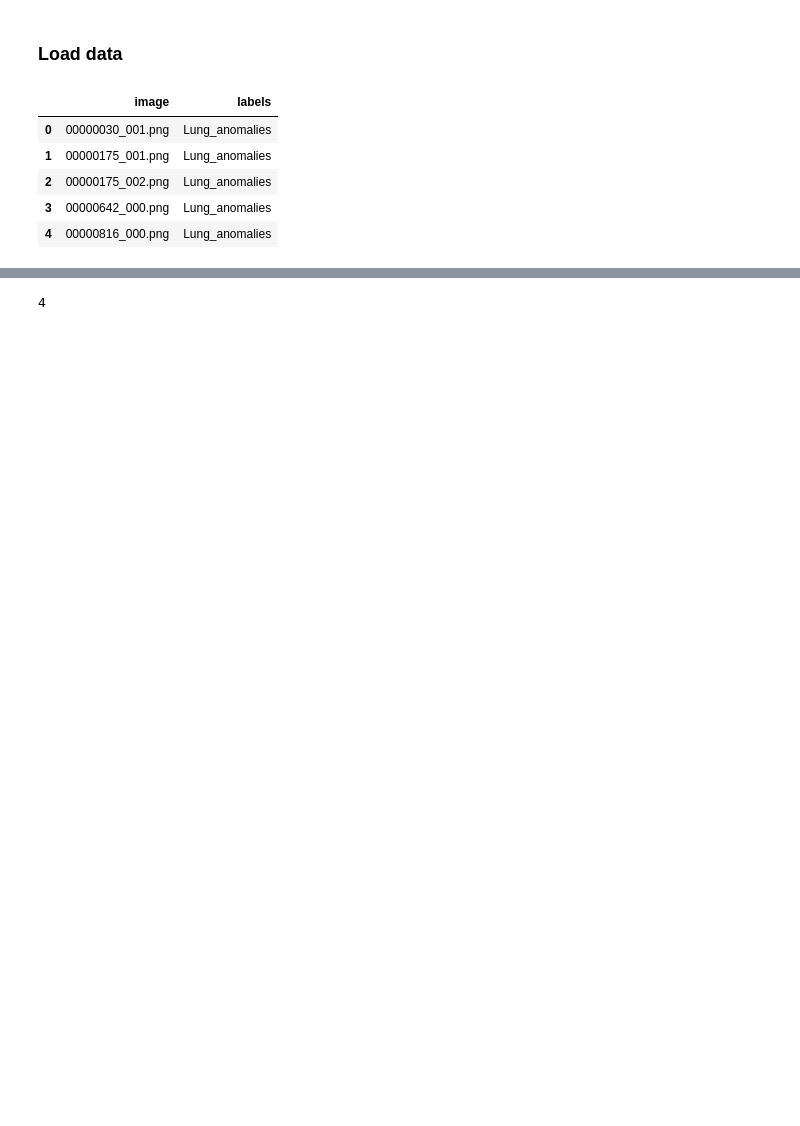
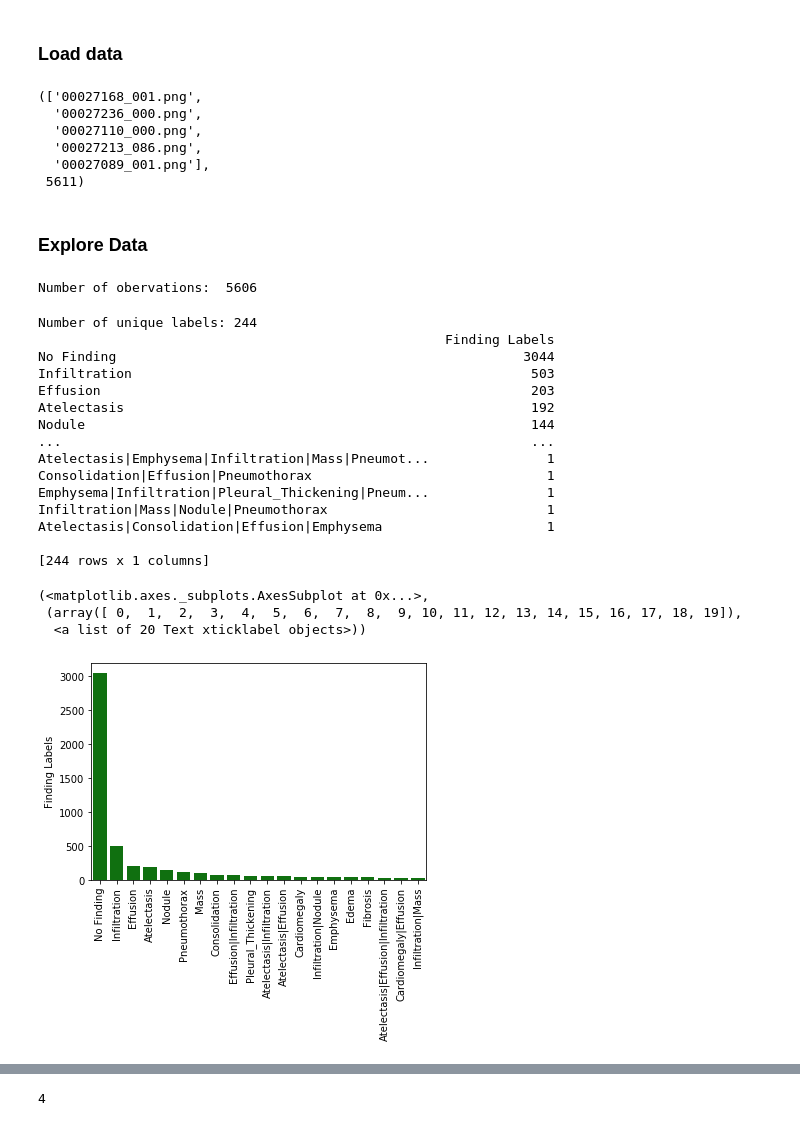
Before and after one commit to lutherkhill/codemash2020, a Jupyter notebook: codemash.ipynb, the cells around one changed output, grey strips where cells are left out. Cells and saved outputs as stored; diff of their text form; code cells hidden in the pictures; blank space fills up the shorter version.

```diff
--- a/codemash.ipynb
+++ b/codemash.ipynb
@@ -75,17 +78,17 @@ You're all set to download the data from planet competition. You first need to g
 ### Load data
 # %%
 # set path to data
-path = "/gdrive/My Drive/heart_disease/sample/images"
+path = "/gdrive/My Drive/heart_disease/sample/images/"
 
-# set path for data labels
-df_label_nih = pd.read_csv(path+'/label_nih.csv')
+#number of images
+img_files = os.listdir(path)
+img_files[:5], len(img_files)
+# %% [output]
+(['00027168_001.png',
+  '00027236_000.png',
+  '00027110_000.png',
+  '00027213_086.png',
+  '00027089_001.png'],
+ 5611)
-# %%
-# we are going to take a look at the first 5 and the last 5 rows
-df_label_nih.head()
-# %% [output]
-|  | image | labels |
-| 0 | 00000030_001.png | Lung_anomalies |
-| 1 | 00000175_001.png | Lung_anomalies |
-| 2 | 00000175_002.png | Lung_anomalies |
-| 3 | 00000642_000.png | Lung_anomalies |
-| 4 | 00000816_000.png | Lung_anomalies |
+# %% [markdown]
+### Explore Data
@@ -91,0 +101,43 @@ df_label_nih.head()
+# %%
+#load data into data drame for exploration
+xray_data = pd.read_csv('/gdrive/My Drive/heart_disease/sample/images/labels.csv')
+
+#see how many observations there are
+num_obs = len(xray_data)
+print('Number of obervations: ',num_obs)
+# %% [output]
+Number of obervations:  5606
+# %%
+# Explore the dataset a bit
+
+# Q: how many unique labels are there? A: many (836) because of co-occurence
+# Note: co-occurence will turn out to be a real pain to deal with later, but there are several techniques that help us work with it successfully
+num_unique_labels = xray_data['Finding Labels'].nunique()
+print('Number of unique labels:',num_unique_labels)
+
+# let's look at the label distribution to better plan our next step
+count_per_unique_label = xray_data['Finding Labels'].value_counts() # get frequency counts per label
+df_count_per_unique_label = count_per_unique_label.to_frame() # convert series to dataframe for plotting purposes
+
+print(df_count_per_unique_label) # view tabular results
+sns.barplot(x = df_count_per_unique_label.index[:20], y="Finding Labels", data=df_count_per_unique_label[:20], color = "green"), plt.xticks(rotation = 90) # visualize results graphically
+# %% [output]
+Number of unique labels: 244
+                                                    Finding Labels
+No Finding                                                    3044
+Infiltration                                                   503
+Effusion                                                       203
+Atelectasis                                                    192
+Nodule                                                         144
+...                                                            ...
+Atelectasis|Emphysema|Infiltration|Mass|Pneumot...               1
+Consolidation|Effusion|Pneumothorax                              1
+Emphysema|Infiltration|Pleural_Thickening|Pneum...               1
+Infiltration|Mass|Nodule|Pneumothorax                            1
+Atelectasis|Consolidation|Effusion|Emphysema                     1
+
+[244 rows x 1 columns]
+(<matplotlib.axes._subplots.AxesSubplot at 0x...>,
+ (array([ 0,  1,  2,  3,  4,  5,  6,  7,  8,  9, 10, 11, 12, 13, 14, 15, 16, 17, 18, 19]),
+  <a list of 20 Text xticklabel objects>))
+[figure, added]
```
Also changed, not shown: parts of 41 cells of this notebook.
